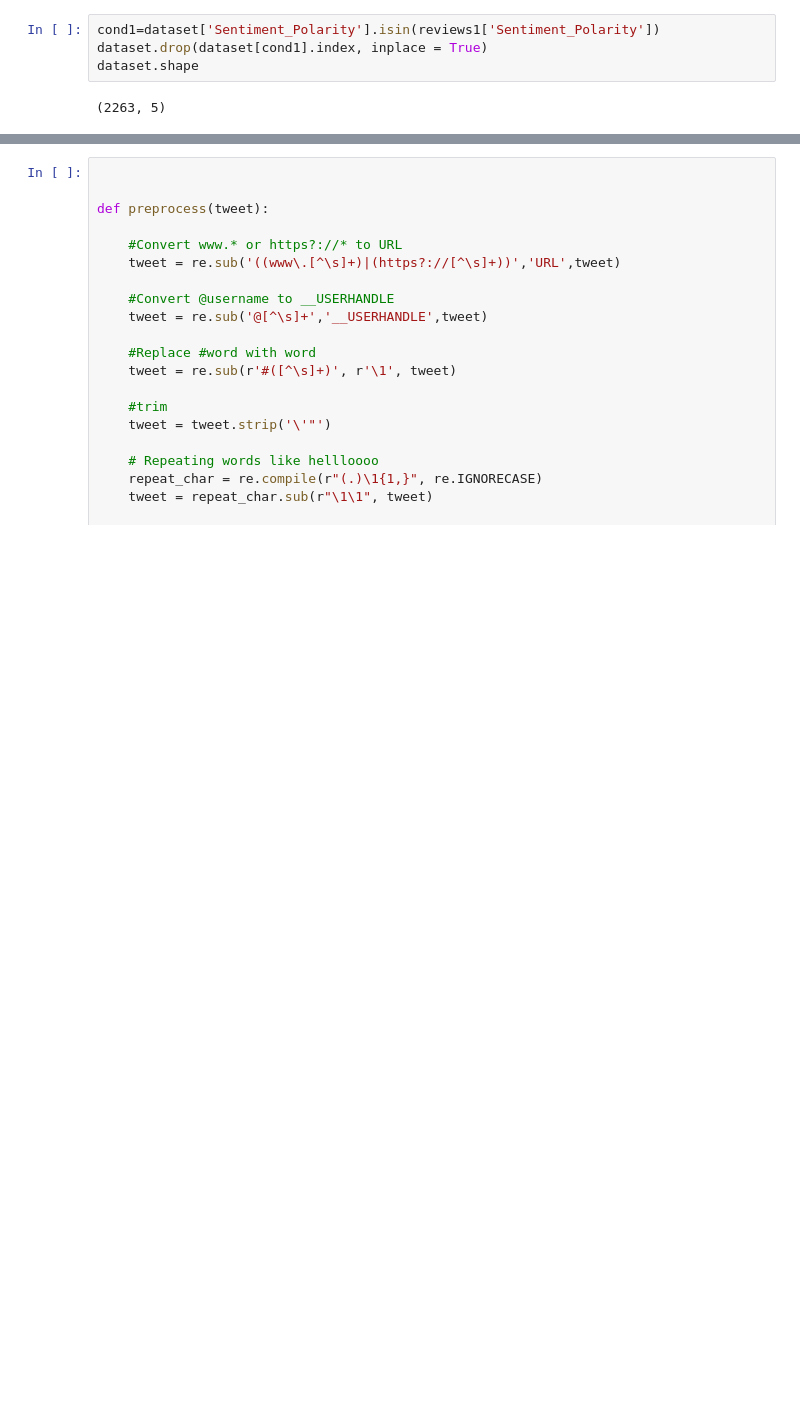
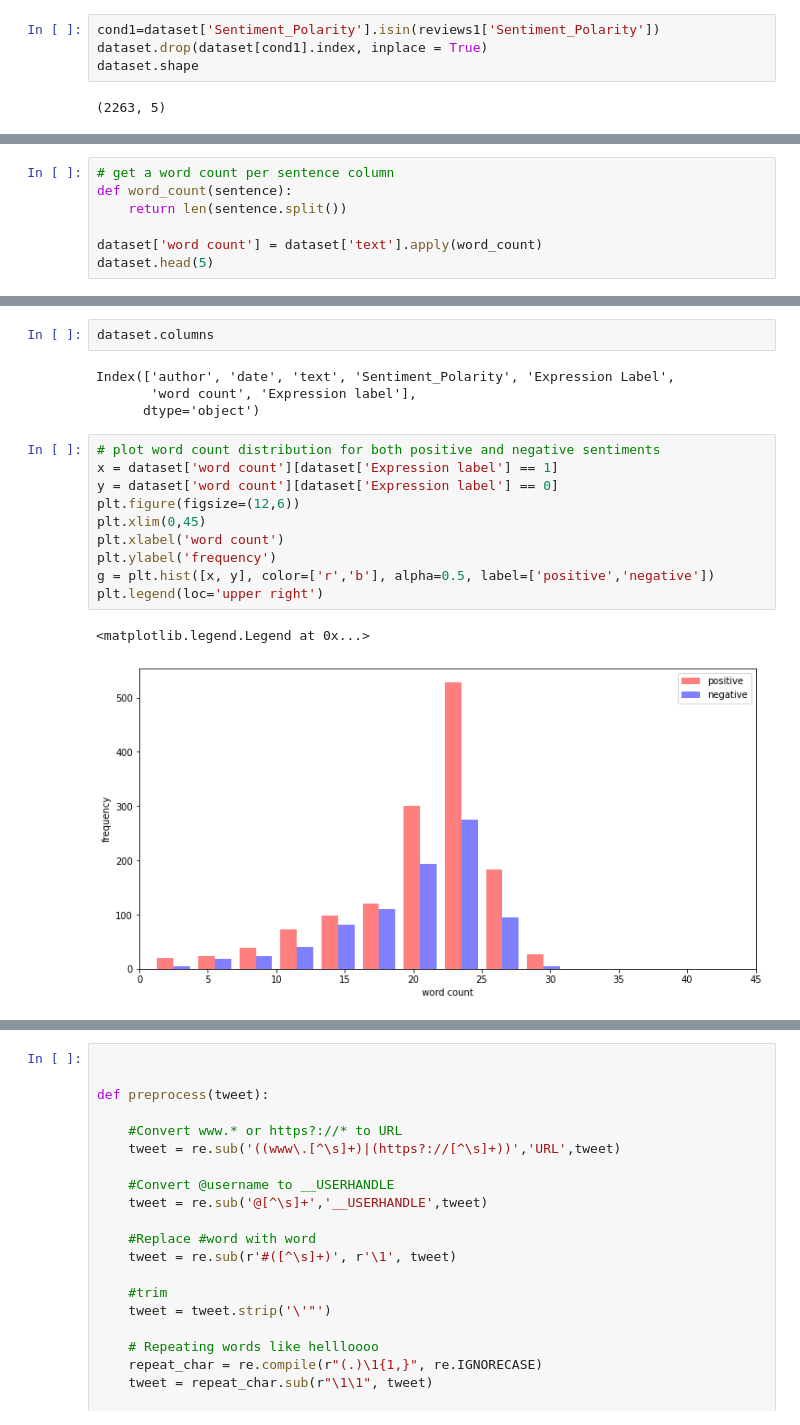
Before and after one commit to Avi-nashkumar/Smaple_Project1, a Jupyter notebook: NBandSVM.ipynb, the cells around one changed output, grey strips where cells are left out. Cells and saved outputs as stored; diff of their text form; blank space fills up the shorter version.

```diff
--- a/NBandSVM.ipynb
+++ b/NBandSVM.ipynb
@@ -89,0 +139,7 @@ dataset.head()
+# %%
+# get a word count per sentence column
+def word_count(sentence):
+    return len(sentence.split())
+
+dataset['word count'] = dataset['text'].apply(word_count)
+dataset.head(5)
@@ -89,0 +153,19 @@ dataset.head()
+# %%
+dataset.columns
+# %% [output]
+Index(['author', 'date', 'text', 'Sentiment_Polarity', 'Expression Label',
+       'word count', 'Expression label'],
+      dtype='object')
+# %%
+# plot word count distribution for both positive and negative sentiments
+x = dataset['word count'][dataset['Expression label'] == 1]
+y = dataset['word count'][dataset['Expression label'] == 0]
+plt.figure(figsize=(12,6))
+plt.xlim(0,45)
+plt.xlabel('word count')
+plt.ylabel('frequency')
+g = plt.hist([x, y], color=['r','b'], alpha=0.5, label=['positive','negative'])
+plt.legend(loc='upper right')
+# %% [output]
+<matplotlib.legend.Legend at 0x...>
+[figure, added]
```
Also changed, not shown: parts of 33 cells of this notebook.
